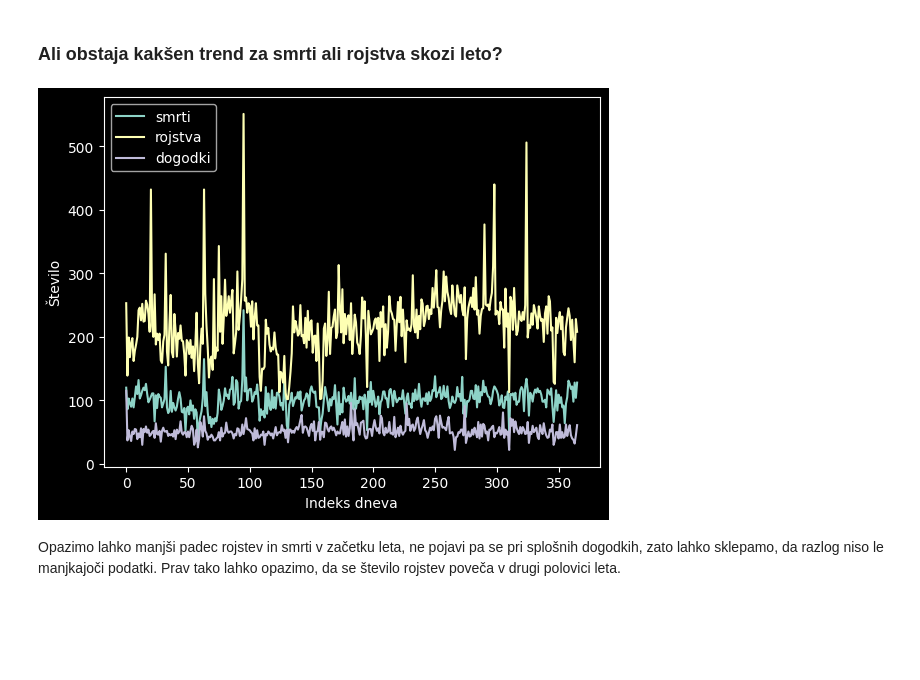
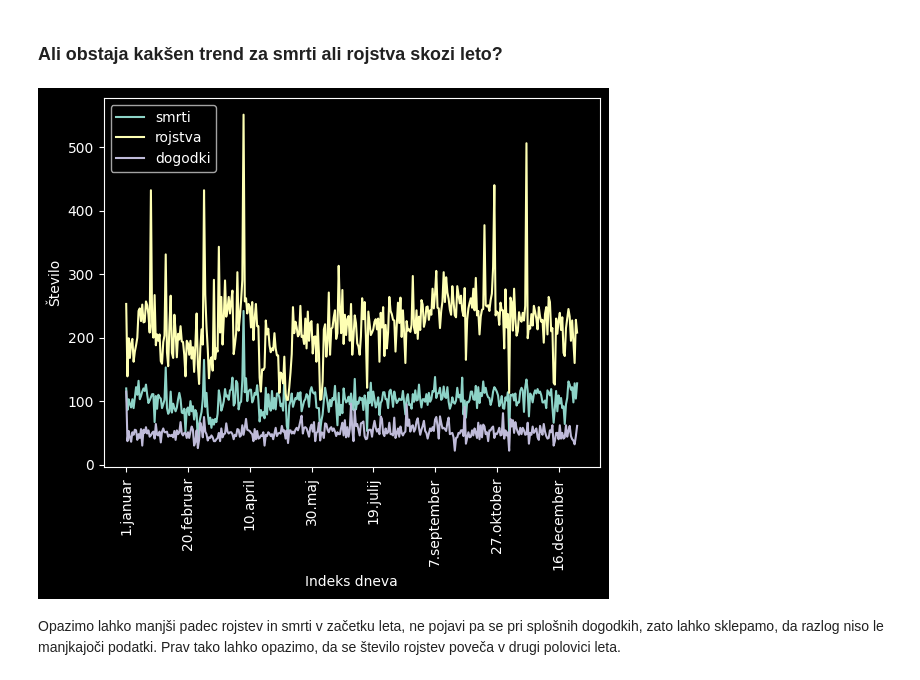
Before and after one commit to zivaheg/projektnaUVP, a Jupyter notebook: analiza.ipynb, the cells around one changed output. Saved outputs shown, nothing was run; the diff lists cells and outputs as text; code cells hidden in the pictures; blank space fills up the shorter version.

```diff
--- a/analiza.ipynb
+++ b/analiza.ipynb
@@ -102,13 +102,17 @@ nekaj manj podatkov, a to ni edino merilo.
 ### Ali obstaja kakšen trend za smrti ali rojstva skozi leto?
 # %%
 zbrani_podatki = pd.DataFrame({
-   'smrti': ST_PODATKOV["Št smrti"],
-   'rojstva': ST_PODATKOV["Št rojstev"],
-   'dogodki': ST_PODATKOV["Št dogodkov"],
-   })
+   "Datum": ST_PODATKOV["Datum"],
+   "smrti": ST_PODATKOV["Št smrti"],
+   "rojstva": ST_PODATKOV["Št rojstev"],
+   "dogodki": ST_PODATKOV["Št dogodkov"] })
+
+zbrani_podatki.set_index("Datum", inplace=True)
 lines = zbrani_podatki.plot.line(xlabel="Indeks dneva", ylabel="Število")
+plt.xticks(rotation=90)
+plt.show()
 # %% [output]
-[figure, old version]
+[figure, new version]
 # %% [markdown]
 Opazimo lahko manjši padec rojstev in smrti v začetku leta, ne pojavi pa se pri
 splošnih dogodkih, zato lahko sklepamo, da razlog niso le manjkajoči podatki. Prav
```
Also changed, not shown: parts of 1 cell of this notebook.
